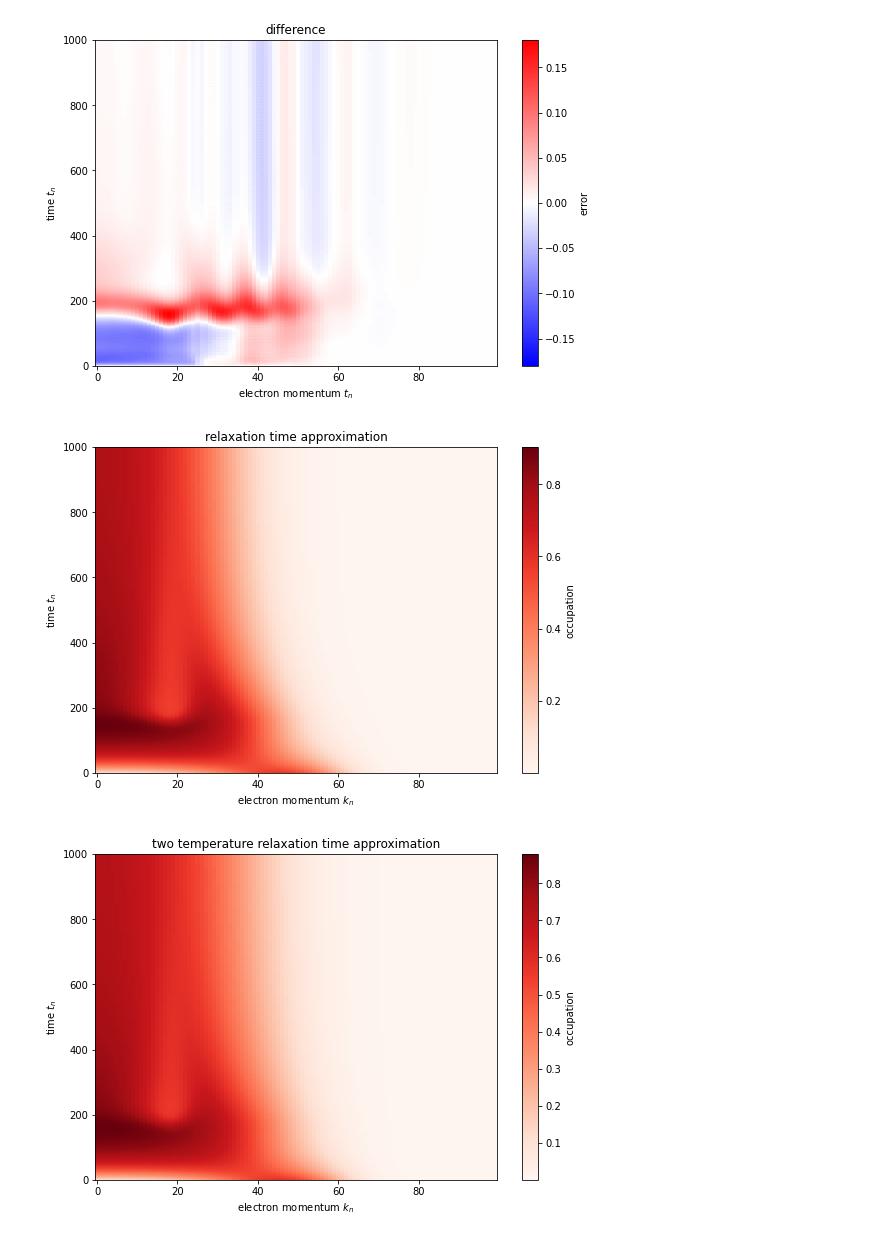
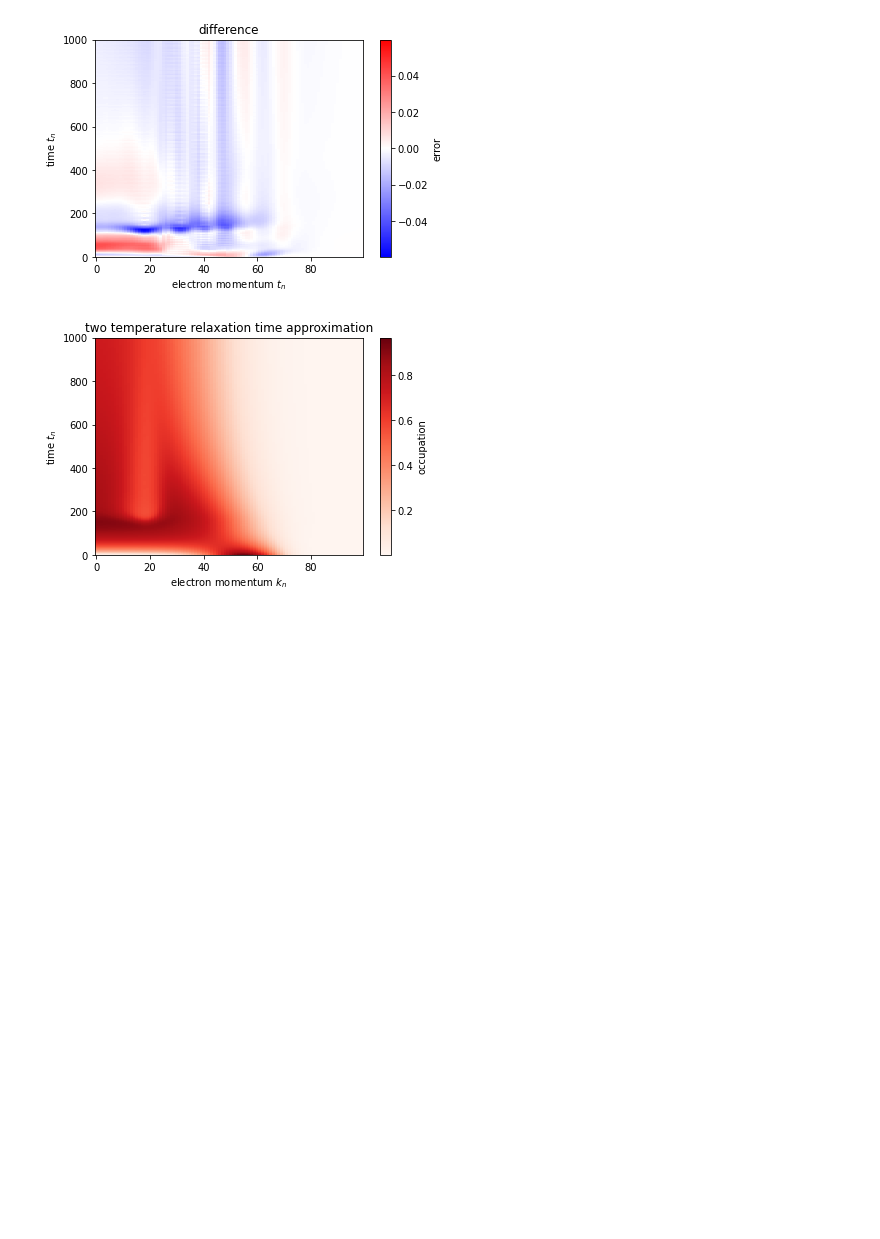
Before and after one commit to stmeinecke/derrom, a Jupyter notebook: PHELPH_simulate_wML.ipynb, the cells around one changed output. Cells and saved outputs as stored; diff of their text form; code cells hidden in the pictures; blank space fills up the shorter version.

```diff
--- a/PHELPH_simulate_wML.ipynb
+++ b/PHELPH_simulate_wML.ipynb
@@ -42,7 +45,7 @@ I_trajectories = derrom.utils.load_trajectories(filename='../PHELPH_I_kmax2.5_nk
 el_trajectories = derrom.utils.load_trajectories(filename='../PHELPH_el_kmax2.5_nkmax_100_n1000_'+v+'.npz')
 el_scattering = derrom.utils.load_trajectories(filename='../PHELPH_el_scat_kmax2.5_nkmax_100_n1000_'+v+'.npz')
 
-n_sample = 10
+n_sample = 1
 
 I_trajectories = I_trajectories[::n_sample]
 el_trajectories = el_trajectories[::n_sample]
@@ -78,0 +82,21 @@ plt.show()
+# %%
+I_max = [I.max() for I in I_trajectories]
+print(np.mean(I_max))
+plt.hist(I_max)
+plt.show()
+
+I_max_pos = [np.argmax(I)*10. for I in I_trajectories]
+print(np.mean(I_max_pos))
+plt.hist(I_max_pos)
+plt.show()
+
+I_width = []
+for I in I_trajectories:
+    p = I/np.sum(I)
+    mu = np.sum(t_vec*p)
+    std = np.sqrt(np.sum(p*np.square(t_vec-mu)))
+    I_width.append(std)
+
+print(np.mean(I_width))
+plt.hist(I_width)
+plt.show()
@@ -132,7 +165,7 @@ inits = test_trajectory[:1]
 pred = integrator.integrate(test_trajectory,test_el_trajectory.shape[0])
 
 
-rel_time_approx = system.rel_time_approx(inits.flatten(),tmax=tmax, n_tmax=n_tmax,tau_rel=500)
+# rel_time_approx = system.rel_time_approx(inits.flatten(),tmax=tmax, n_tmax=n_tmax,tau_rel=500)
 
 
 ttrt_inits = np.concatenate([test_trajectory[0,:system.n_kmax],[system.T_cryo],[test_trajectory[0,-1]]])
@@ -147,7 +180,7 @@ print('I_area error:', integrator.get_error(test_trajectory,pred, norm='I_area')
 
 
 plt.plot(t_vec/1000,pred[:,-1],label='ML pred')
-plt.plot(t_vec/1000,rel_time_approx[:,-1],label='rel time approx')
+# plt.plot(t_vec/1000,rel_time_approx[:,-1],label='rel time approx')
 plt.plot(t_vec/1000,ttrt_approx[:,-1],label='two_temperature rel time approx')
 plt.plot(t_vec/1000,test_I_trajectory,label='truth')
 plt.legend()
@@ -160,7 +193,7 @@ derrom.utils.plot_trajectory(test_el_trajectory,title='truth')
 
 derrom.utils.plot_difference(truth=test_el_trajectory,test=pred[:,:-1])
 
-derrom.utils.plot_trajectory(rel_time_approx[:,:-1],title='relaxation time approximation')
+# derrom.utils.plot_trajectory(rel_time_approx[:,:-1],title='relaxation time approximation')
 
 derrom.utils.plot_trajectory(ttrt_approx[:,:-2],title='two temperature relaxation time approximation')
 
@@ -184,3 +216,2 @@ I_area error: 0.015856494332619264
-[figure, old version]
+[figure, new version]
-[figure, old version]
+[figure, new version]
-[figure, removed]
```
Also changed, not shown: parts of 21 cells of this notebook, 5 other files.
